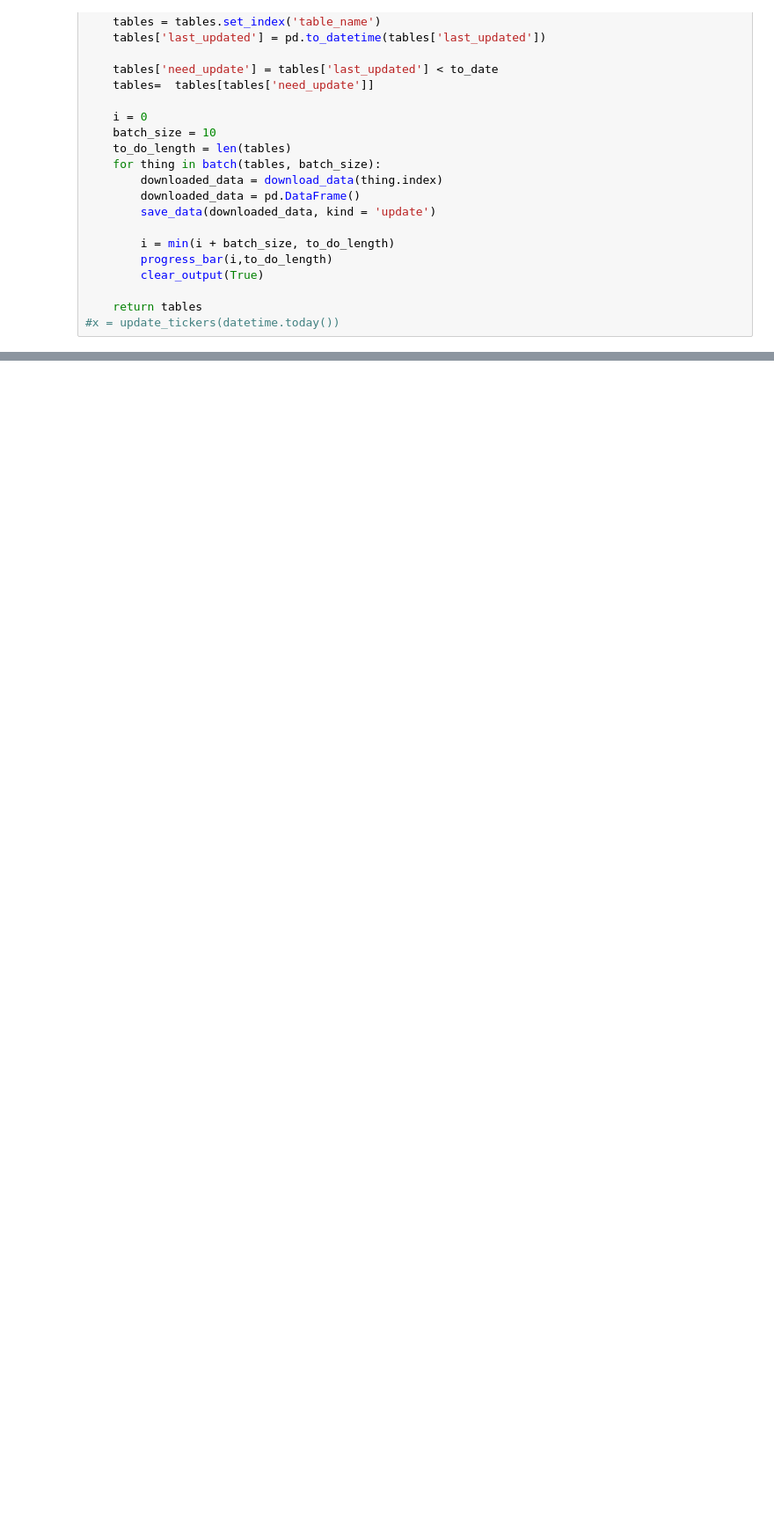
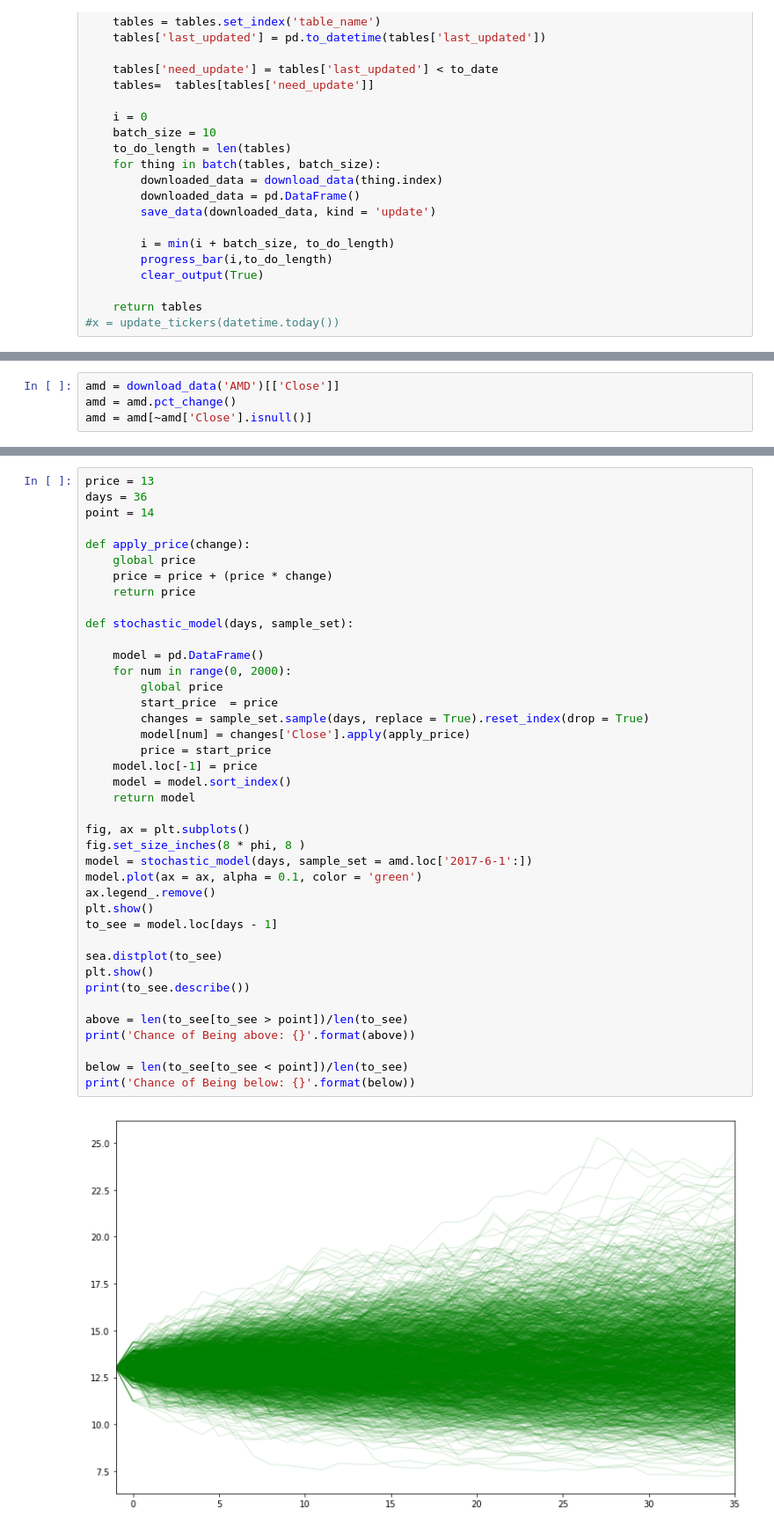
Before and after one commit to 2yan/the-half-deal, a Jupyter notebook: half_full.ipynb, the cells around one changed output, grey strips where cells are left out. Shown: that part at 88% size. Cells and saved outputs as stored; diff of their text form; blank space fills up the shorter version.

```diff
--- a/half_full.ipynb
+++ b/half_full.ipynb
@@ -263,0 +254,4 @@ similar('SBUX').sort_values('MarketCap')
+# %%
+amd = download_data('AMD')[['Close']]
+amd = amd.pct_change()
+amd = amd[~amd['Close'].isnull()]
@@ -263,0 +260,42 @@ similar('SBUX').sort_values('MarketCap')
+# %%
+price = 13
+days = 36
+point = 14
+
+def apply_price(change):
+    global price
+    price = price + (price * change)
+    return price
+
+def stochastic_model(days, sample_set):
+
+    model = pd.DataFrame()
+    for num in range(0, 2000):
+        global price
+        start_price  = price
+        changes = sample_set.sample(days, replace = True).reset_index(drop = True)
+        model[num] = changes['Close'].apply(apply_price)
+        price = start_price
+    model.loc[-1] = price
+    model = model.sort_index()
+    return model
+
+fig, ax = plt.subplots()
+fig.set_size_inches(8 * phi, 8 )
+model = stochastic_model(days, sample_set = amd.loc['2017-6-1':])
+model.plot(ax = ax, alpha = 0.1, color = 'green')
+ax.legend_.remove()
+plt.show()
+to_see = model.loc[days - 1]
+
+sea.distplot(to_see)
+plt.show()
+print(to_see.describe())
+
+above = len(to_see[to_see > point])/len(to_see)
+print('Chance of Being above: {}'.format(above))
+
+below = len(to_see[to_see < point])/len(to_see)
+print('Chance of Being below: {}'.format(below))
+# %% [output]
+[figure, added]
```
Also changed, not shown: parts of 24 cells of this notebook.
